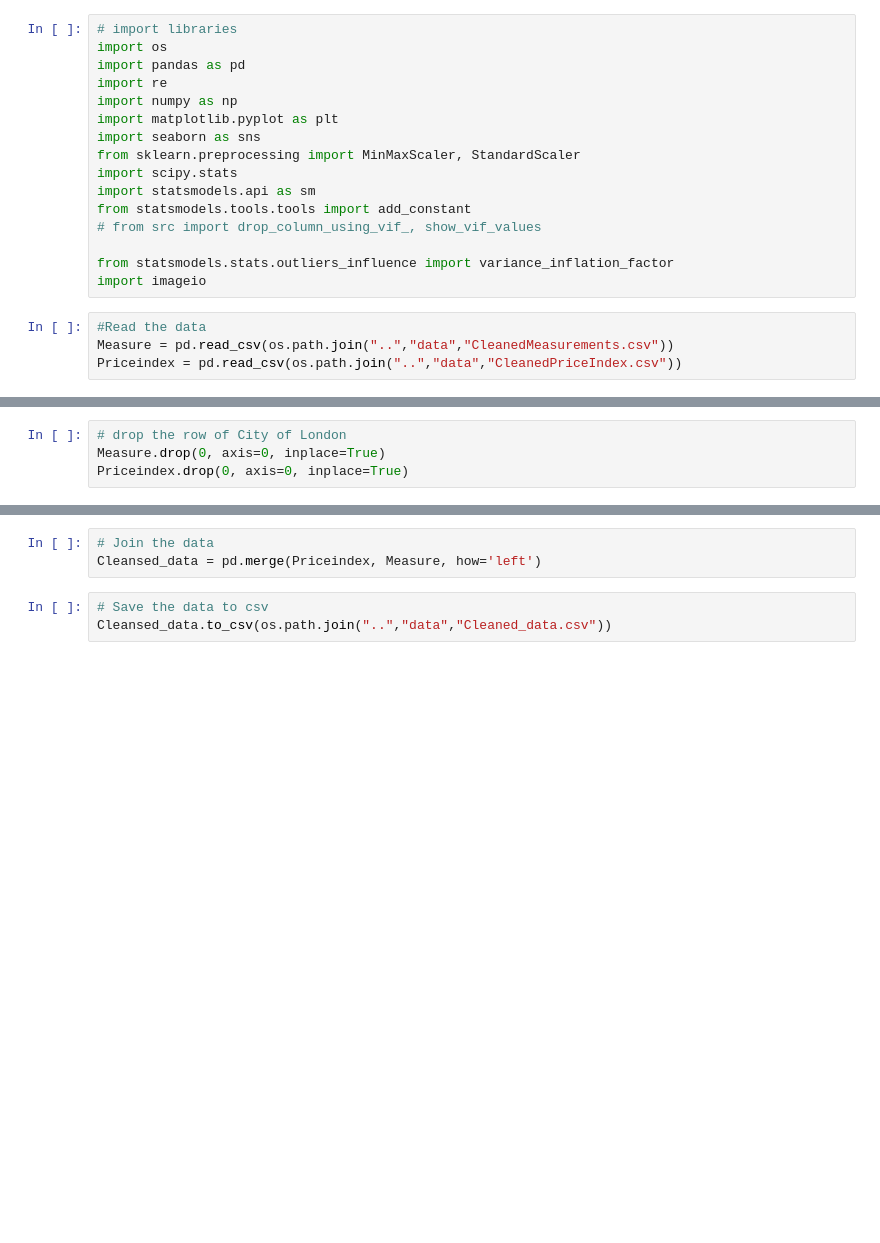
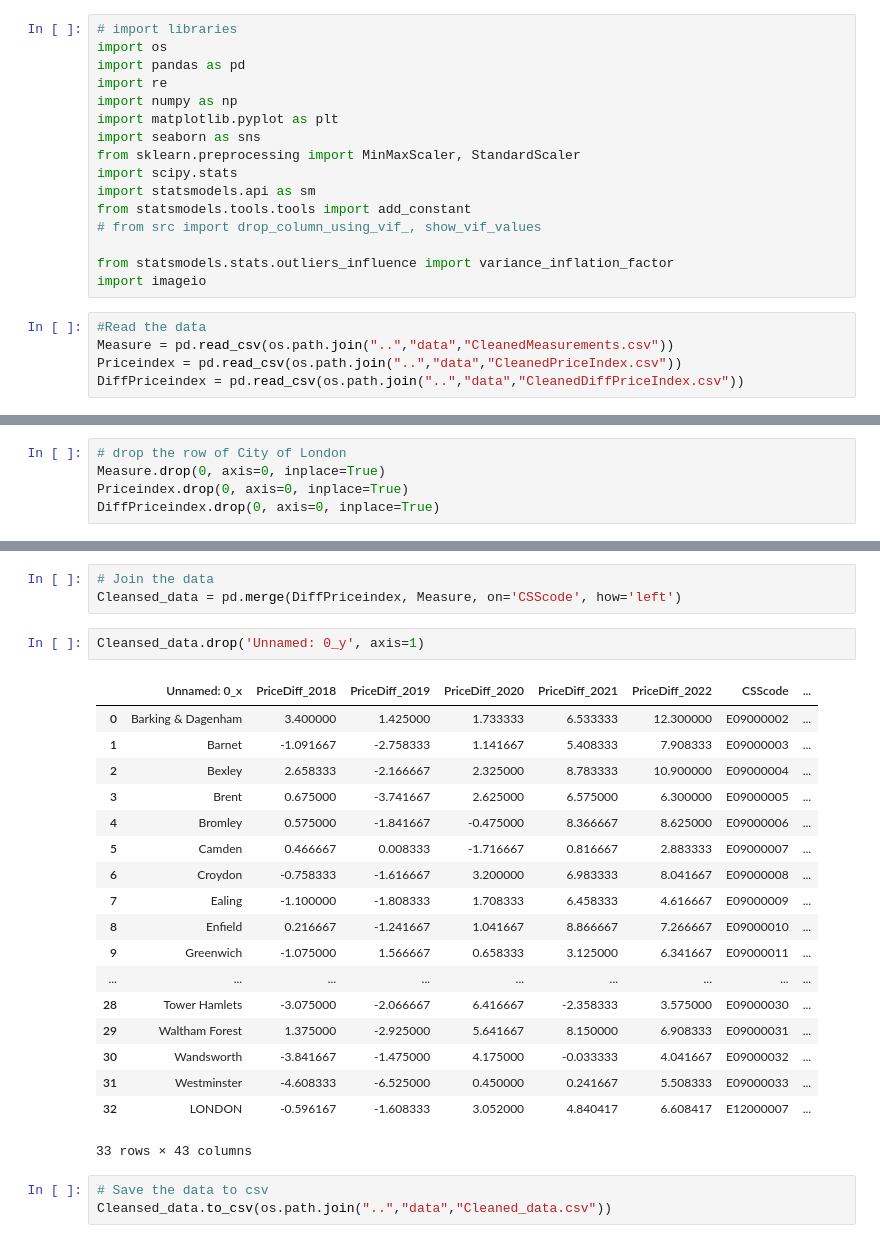
Before and after one commit to BohaoSuCC/CASA0007A2QMBohaoSu, a Jupyter notebook: Preprocessing/dataProcessing_Borough.ipynb, the cells around one changed output, grey strips where cells are left out. Saved outputs shown, nothing was run; the diff lists cells and outputs as text; blank space fills up the shorter version.

```diff
--- a/Preprocessing/dataProcessing_Borough.ipynb
+++ b/Preprocessing/dataProcessing_Borough.ipynb
@@ -18,6 +18,7 @@ import imageio
 #Read the data
 Measure = pd.read_csv(os.path.join("..","data","CleanedMeasurements.csv"))
 Priceindex = pd.read_csv(os.path.join("..","data","CleanedPriceIndex.csv"))
+DiffPriceindex = pd.read_csv(os.path.join("..","data","CleanedDiffPriceIndex.csv"))
 # %%
 print(Measure.index.tolist())
 print(Priceindex.index.tolist())
@@ -28,3 +31,4 @@ print(Priceindex.index.tolist())
 # drop the row of City of London
 Measure.drop(0, axis=0, inplace=True)
 Priceindex.drop(0, axis=0, inplace=True)
+DiffPriceindex.drop(0, axis=0, inplace=True)
@@ -31,6 +72,27 @@ Priceindex.drop(0, axis=0, inplace=True)
 # %%
 # Join the data
-Cleansed_data = pd.merge(Priceindex, Measure, how='left')
+Cleansed_data = pd.merge(DiffPriceindex, Measure, on='CSScode', how='left')
+# %%
+Cleansed_data.drop('Unnamed: 0_y', axis=1)
+# %% [output]
+|  | Unnamed: 0_x | PriceDiff_2018 | PriceDiff_2019 | PriceDiff_2020 | PriceDiff_2021 | PriceDiff_2022 | CSScode | ... |
+| 0 | Barking & Dagenham | 3.400000 | 1.425000 | 1.733333 | 6.533333 | 12.300000 | E09000002 | ... |
+| 1 | Barnet | -1.091667 | -2.758333 | 1.141667 | 5.408333 | 7.908333 | E09000003 | ... |
+| 2 | Bexley | 2.658333 | -2.166667 | 2.325000 | 8.783333 | 10.900000 | E09000004 | ... |
+| 3 | Brent | 0.675000 | -3.741667 | 2.625000 | 6.575000 | 6.300000 | E09000005 | ... |
+| 4 | Bromley | 0.575000 | -1.841667 | -0.475000 | 8.366667 | 8.625000 | E09000006 | ... |
+| 5 | Camden | 0.466667 | 0.008333 | -1.716667 | 0.816667 | 2.883333 | E09000007 | ... |
+| 6 | Croydon | -0.758333 | -1.616667 | 3.200000 | 6.983333 | 8.041667 | E09000008 | ... |
+| 7 | Ealing | -1.100000 | -1.808333 | 1.708333 | 6.458333 | 4.616667 | E09000009 | ... |
+| 8 | Enfield | 0.216667 | -1.241667 | 1.041667 | 8.866667 | 7.266667 | E09000010 | ... |
+| 9 | Greenwich | -1.075000 | 1.566667 | 0.658333 | 3.125000 | 6.341667 | E09000011 | ... |
+| ... | ... | ... | ... | ... | ... | ... | ... | ... |
+| 28 | Tower Hamlets | -3.075000 | -2.066667 | 6.416667 | -2.358333 | 3.575000 | E09000030 | ... |
+| 29 | Waltham Forest | 1.375000 | -2.925000 | 5.641667 | 8.150000 | 6.908333 | E09000031 | ... |
+| 30 | Wandsworth | -3.841667 | -1.475000 | 4.175000 | -0.033333 | 4.041667 | E09000032 | ... |
+| 31 | Westminster | -4.608333 | -6.525000 | 0.450000 | 0.241667 | 5.508333 | E09000033 | ... |
+| 32 | LONDON | -0.596167 | -1.608333 | 3.052000 | 4.840417 | 6.608417 | E12000007 | ... |
+33 rows × 43 columns
 # %%
 # Save the data to csv
 Cleansed_data.to_csv(os.path.join("..","data","Cleaned_data.csv"))
```
Also changed, not shown: parts of 3 cells of this notebook, 33 other files.
